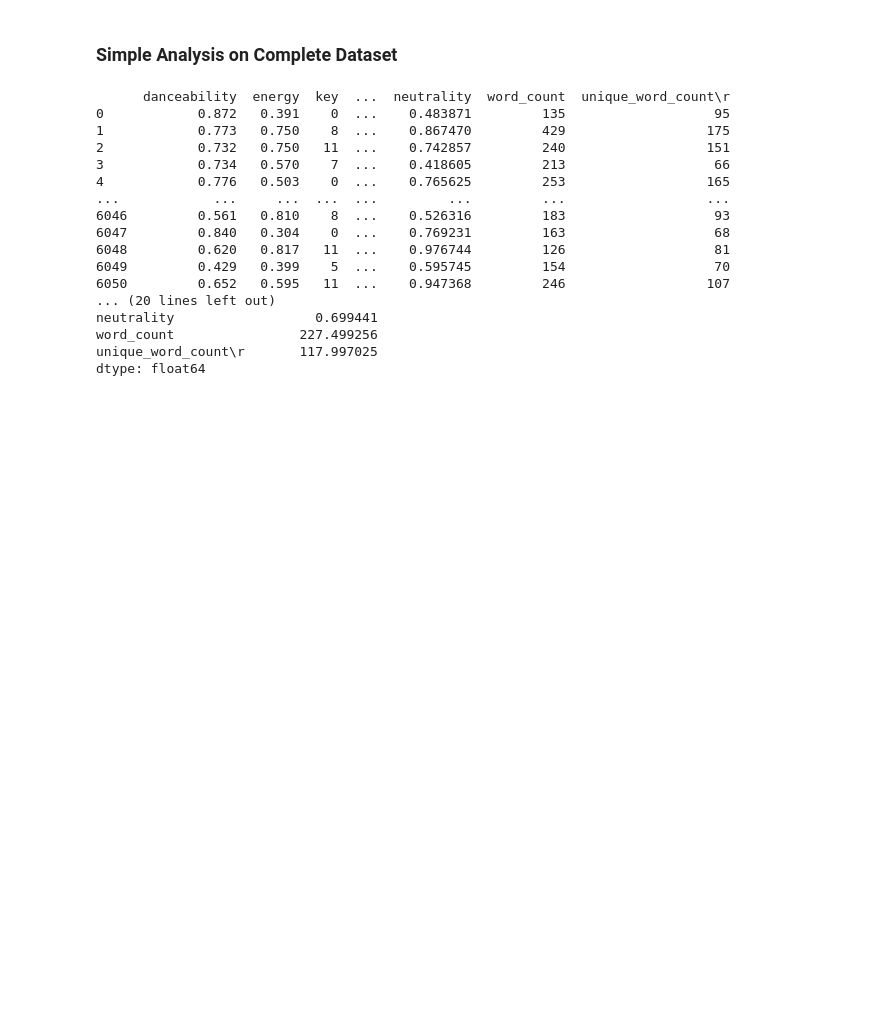
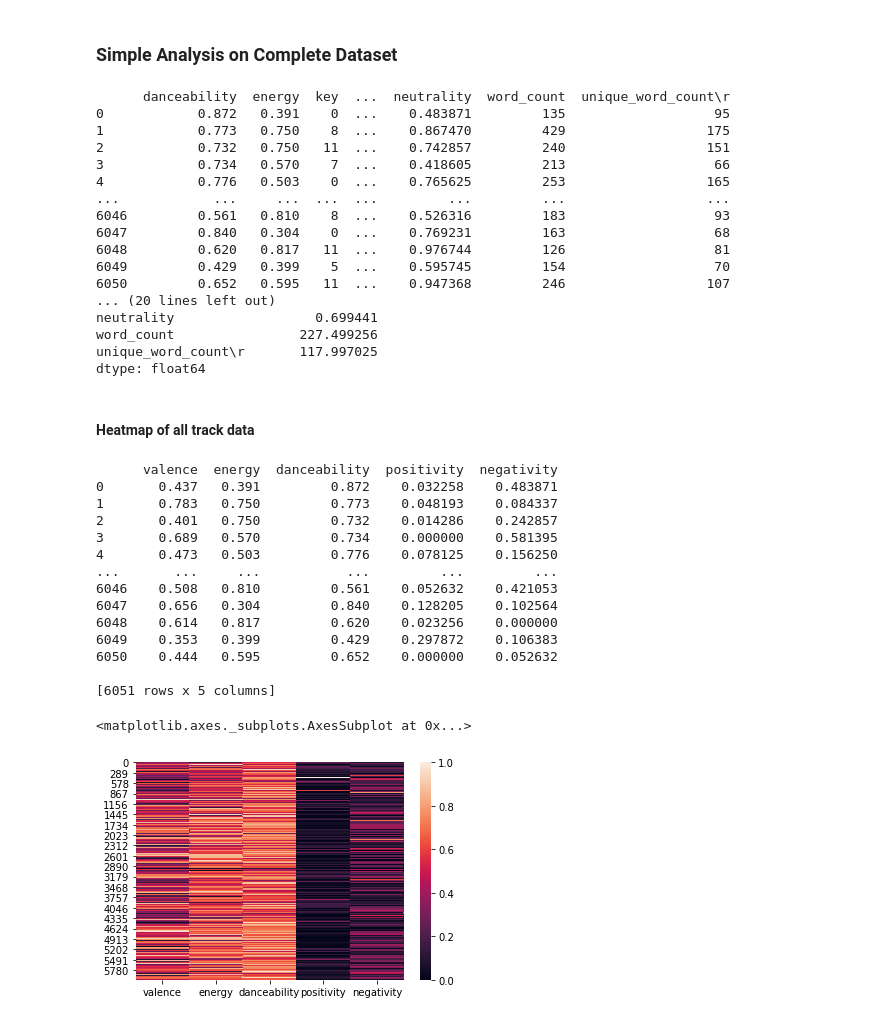
Before and after one commit to cybertraining-dsc/fa20-523-341, a Jupyter notebook: project/code/project_analyses.ipynb, the cells around one changed output. Cells and saved outputs as stored; diff of their text form; code cells hidden in the pictures; blank space fills up the shorter version.

```diff
--- a/project/code/project_analyses.ipynb
+++ b/project/code/project_analyses.ipynb
@@ -143,3 +368,26 @@ neutrality                  0.699441
 word_count                227.499256
 unique_word_count\r       117.997025
 dtype: float64
+# %% [markdown]
+#### **Heatmap of all track data**
+# %%
+heatmap_df = pd.DataFrame(df_all,columns=['valence','energy','danceability','positivity','negativity'])
+print(heatmap_df)
+sns.heatmap(heatmap_df)
+# %% [output]
+      valence  energy  danceability  positivity  negativity
+0       0.437   0.391         0.872    0.032258    0.483871
+1       0.783   0.750         0.773    0.048193    0.084337
+2       0.401   0.750         0.732    0.014286    0.242857
+3       0.689   0.570         0.734    0.000000    0.581395
+4       0.473   0.503         0.776    0.078125    0.156250
+...       ...     ...           ...         ...         ...
+6046    0.508   0.810         0.561    0.052632    0.421053
+6047    0.656   0.304         0.840    0.128205    0.102564
+6048    0.614   0.817         0.620    0.023256    0.000000
+6049    0.353   0.399         0.429    0.297872    0.106383
+6050    0.444   0.595         0.652    0.000000    0.052632
+
+[6051 rows x 5 columns]
+<matplotlib.axes._subplots.AxesSubplot at 0x...>
+[figure, added]
```
Also changed, not shown: parts of 13 cells of this notebook.
